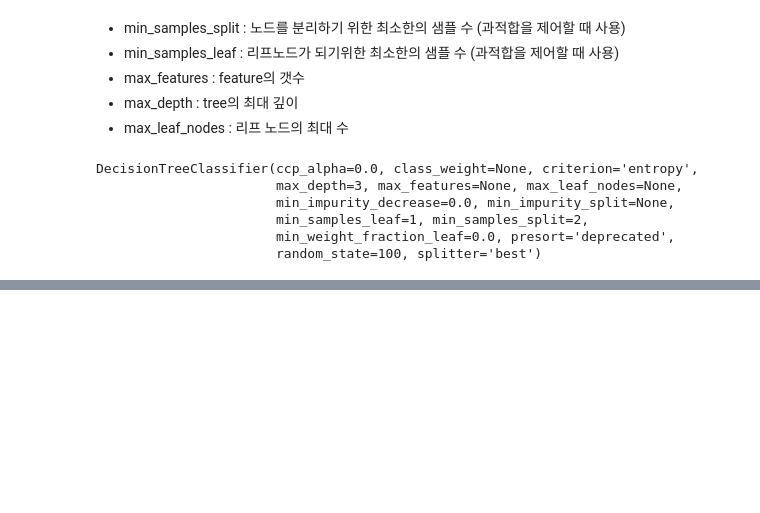
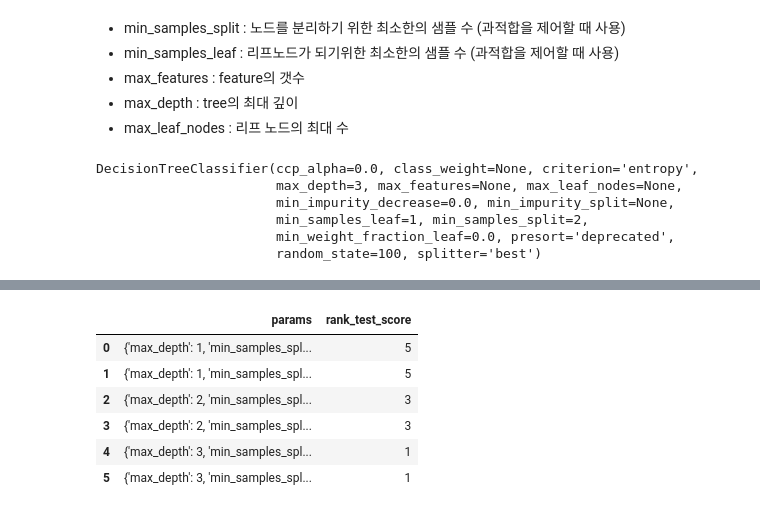
Before and after one commit to Supreme-YS/ML, a Jupyter notebook: cross_validation_ml[02].ipynb, the cells around one changed output, grey strips where cells are left out. Saved outputs shown, nothing was run; the diff lists cells and outputs as text; code cells hidden in the pictures; blank space fills up the shorter version.

```diff
--- a/cross_validation_ml[02].ipynb
+++ b/cross_validation_ml[02].ipynb
@@ -124,0 +207,10 @@ graphviz.Source(dot_graph)
+# %%
+scoreDF[['params', 'rank_test_score']] # 튜닝할 때 max_depth : 3 , min_samples_split: 2, 3 의 성능이 최고라는 걸 표현해주는 것
+# %% [output]
+|  | params | rank_test_score |
+| 0 | {'max_depth': 1, 'min_samples_spl... | 5 |
+| 1 | {'max_depth': 1, 'min_samples_spl... | 5 |
+| 2 | {'max_depth': 2, 'min_samples_spl... | 3 |
+| 3 | {'max_depth': 2, 'min_samples_spl... | 3 |
+| 4 | {'max_depth': 3, 'min_samples_spl... | 1 |
+| 5 | {'max_depth': 3, 'min_samples_spl... | 1 |
```
Also changed, not shown: parts of 11 cells of this notebook.
